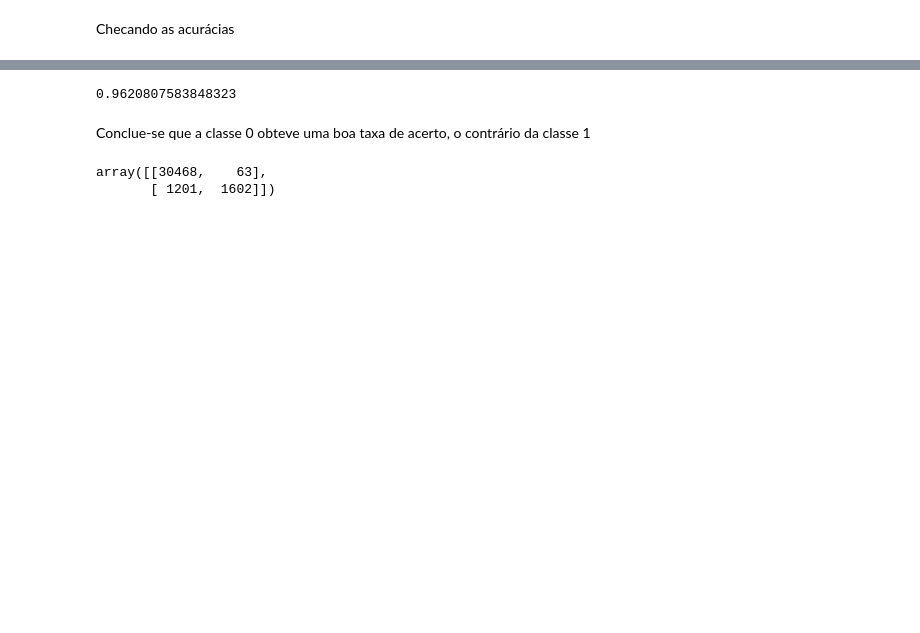
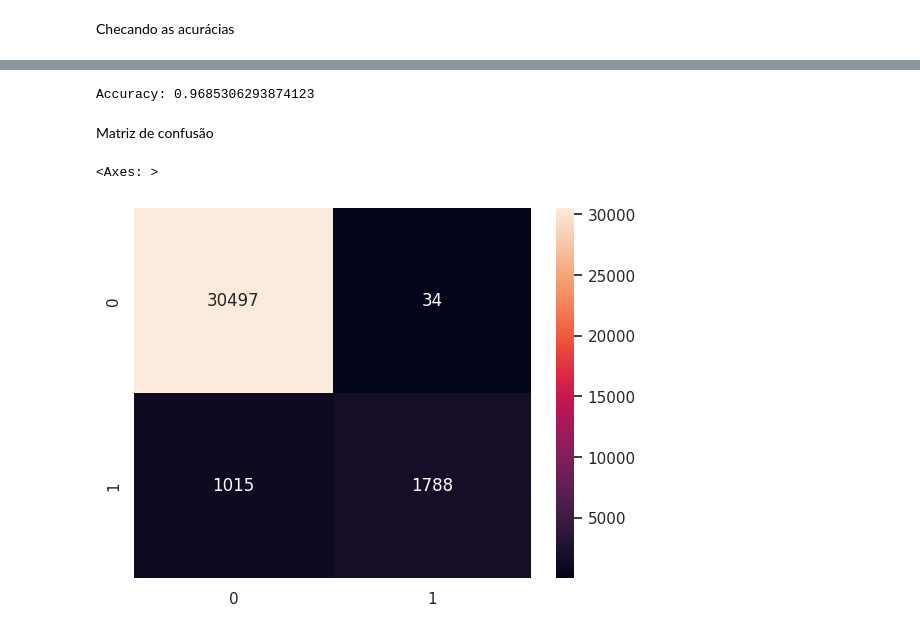
Before and after one commit to VS-Lucas/Supervised-learning, a Jupyter notebook: knn.ipynb, the cells around one changed output, grey strips where cells are left out. Saved outputs shown, nothing was run; the diff lists cells and outputs as text; code cells hidden in the pictures; blank space fills up the shorter version.

```diff
--- a/knn.ipynb
+++ b/knn.ipynb
@@ -80,0 +146,2 @@ Matriz de confusão usando o k ótimo
+# %%
+features = SelectKBest(chi2, k=5).fit(xTrain, yTrain)
@@ -81,15 +160,19 @@ Matriz de confusão usando o k ótimo
+# %%
+xTrain2 = features.transform(xTrain)
+xTest2 = features.transform(xTest)
 # %%
-KNN = KNeighborsClassifier(n_neighbors=11).fit(xTrain, yTrain)
-yPredKNN = KNN.predict(xTest)
+KNN = KNeighborsClassifier(n_neighbors=optimalK).fit(xTrain2, yTrain)
+yPredKNN = KNN.predict(xTest2)
 # %%
 accKNN = accuracy_score(yTest, yPredKNN)
-accKNN
+print(f'Accuracy: {accKNN}')
 # %% [output]
-0.9620807583848323
+Accuracy: 0.9685306293874123
-# %% [markdown]
-Conclue-se que a classe 0 obteve uma boa taxa de acerto, o contrário da classe 1
-# %%
-confusion_matrix(yTest,yPredKNN)
-# %% [output]
-array([[30468,    63],
-       [ 1201,  1602]])
+# %% [markdown]
+Matriz de confusão
+# %%
+cm = confusion_matrix(yTest, KNN.predict(xTest2))
+sns.heatmap(cm, annot=True, fmt="d")
+# %% [output]
+<Axes: >
+[figure, added]
```
Also changed, not shown: parts of 31 cells of this notebook.
